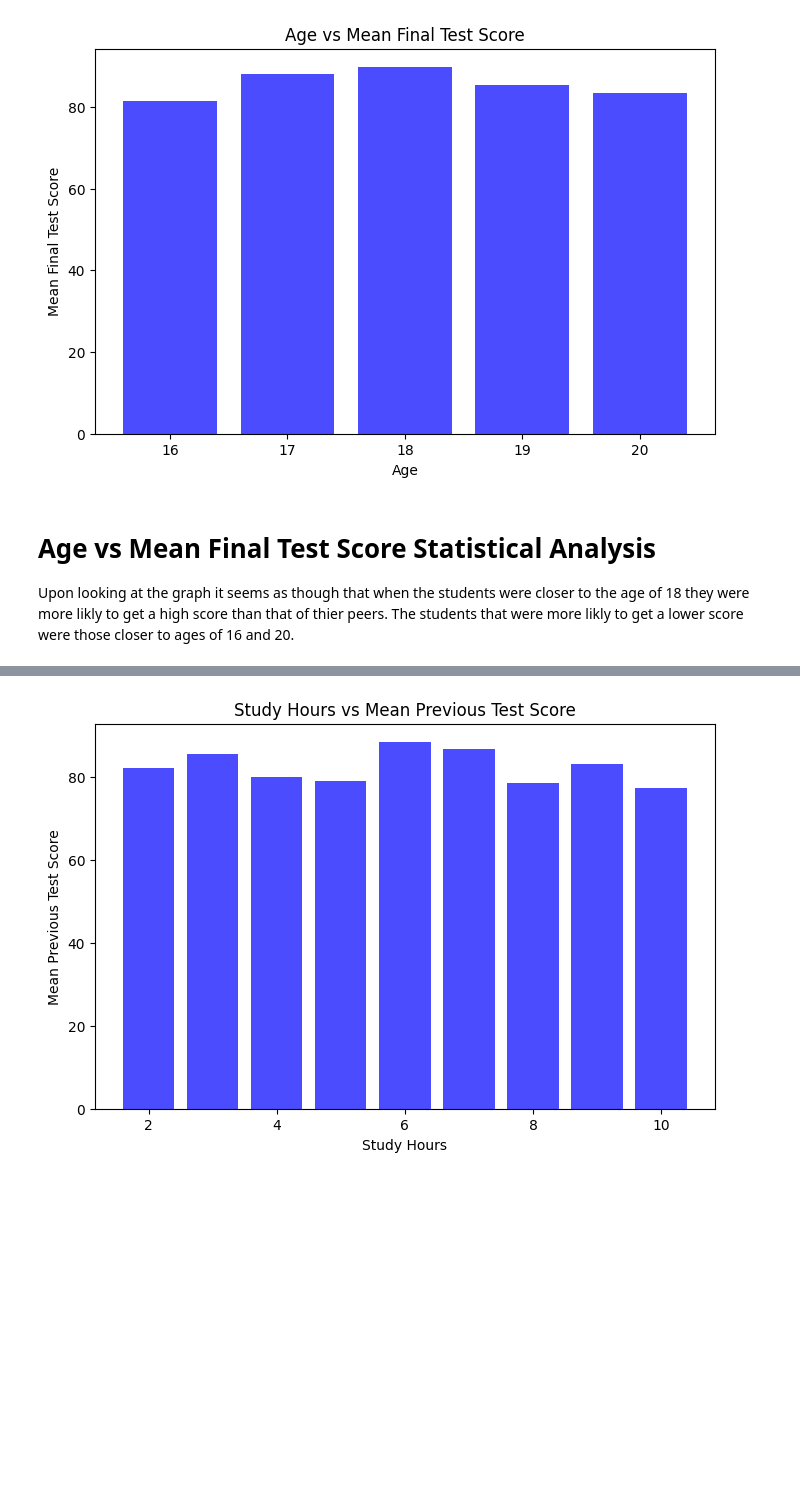
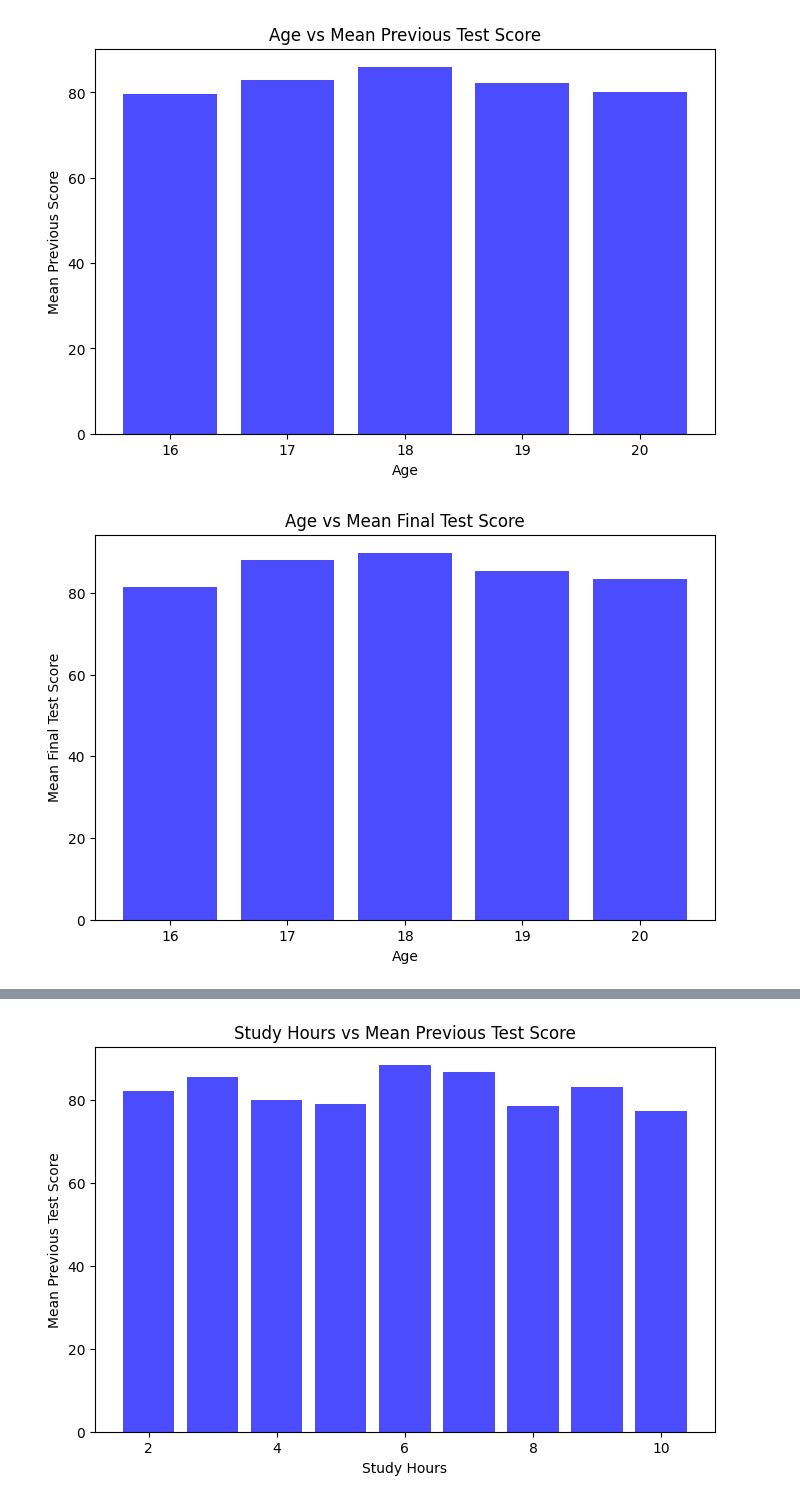
Before and after one commit to GabeALopez/machine-learning-projects, a Jupyter notebook: project1/Gabriel_Lopez_Project1.ipynb, the cells around one changed output, grey strips where cells are left out. Drawn from its saved outputs; the diff is of its cells as text; code cells hidden in the pictures; blank space fills up the shorter version.

```diff
--- a/project1/Gabriel_Lopez_Project1.ipynb
+++ b/project1/Gabriel_Lopez_Project1.ipynb
@@ -1,22 +1,31 @@
 # %%
 import pandas as pd
 import matplotlib.pyplot as plt
 
 students = pd.read_csv("students.csv")
 
-ageGroups = students.groupby("Age")["Final_Score"].mean().reset_index()
-age = ageGroups["Age"]
-finalTestScores = ageGroups["Final_Score"]
+ageGroupsPrevScore = students.groupby("Age")["Previous_Scores"].mean().reset_index()
+agePrevScore = ageGroupsPrevScore["Age"]
+prevTestScore = ageGroupsPrevScore["Previous_Scores"]
+
+ageGroupsFinalScore = students.groupby("Age")["Final_Score"].mean().reset_index()
+age = ageGroupsFinalScore["Age"]
+finalTestScores = ageGroupsFinalScore["Final_Score"]
+
+figAgePrev, axAgePrev = plt.subplots(figsize=(8,5))
+axAgePrev.bar(age, prevTestScore, color='blue', alpha=0.7)
+axAgePrev.set_title('Age vs Mean Previous Test Score')
+axAgePrev.set_xlabel('Age')
+axAgePrev.set_ylabel('Mean Previous Score')
 
 fig1, ax1 = plt.subplots(figsize=(8, 5))
 ax1.bar(age, finalTestScores, color='blue', alpha=0.7)
 ax1.set_title('Age vs Mean Final Test Score')
 ax1.set_xlabel('Age')
 ax1.set_ylabel('Mean Final Test Score')
+
+
 plt.show()
 # %% [output]
-[figure, old version]
+[figure, new version]
+[figure, added]
-# %% [markdown]
-# Age vs Mean Final Test Score Statistical Analysis
-
-Upon looking at the graph it seems as though that when the students were closer to the age of 18 they were more likly to get a high score than that of thier peers. The students that were more likly to get a lower score were those closer to ages of 16 and 20.
```
Also changed, not shown: parts of 1 cell of this notebook.
